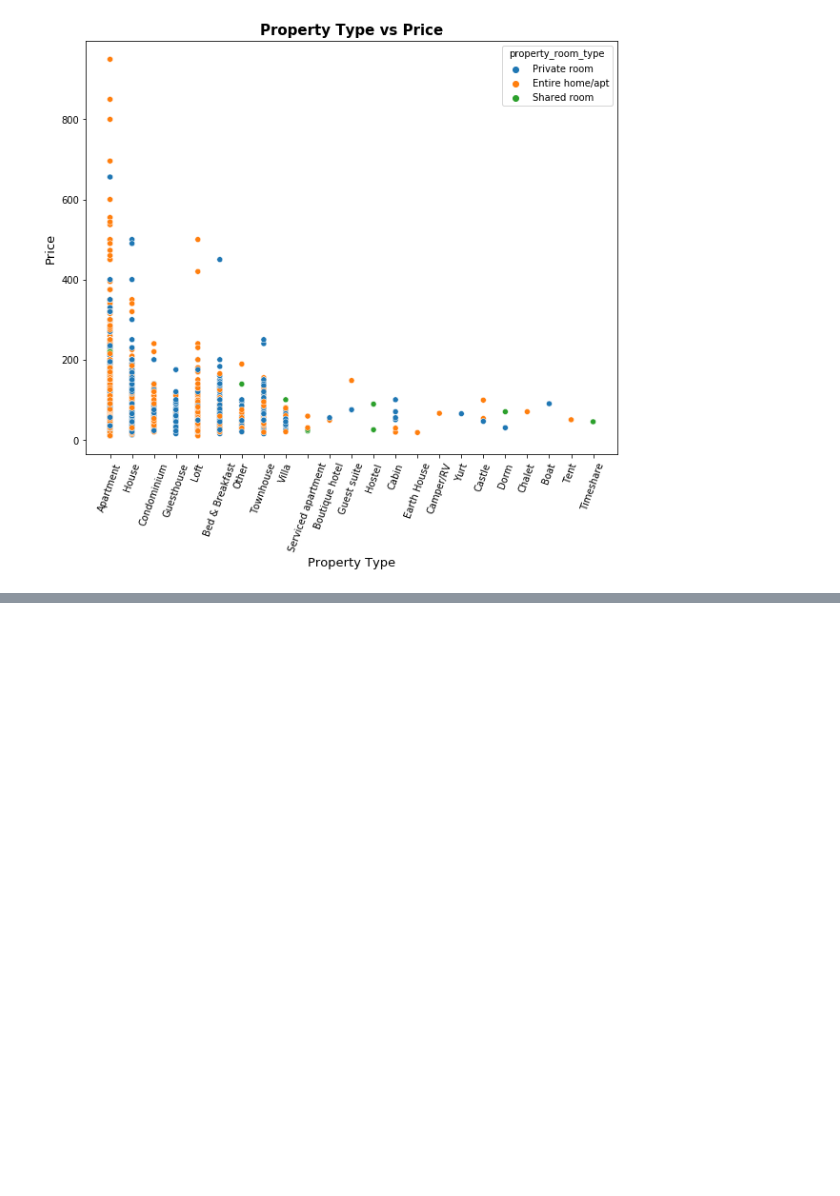
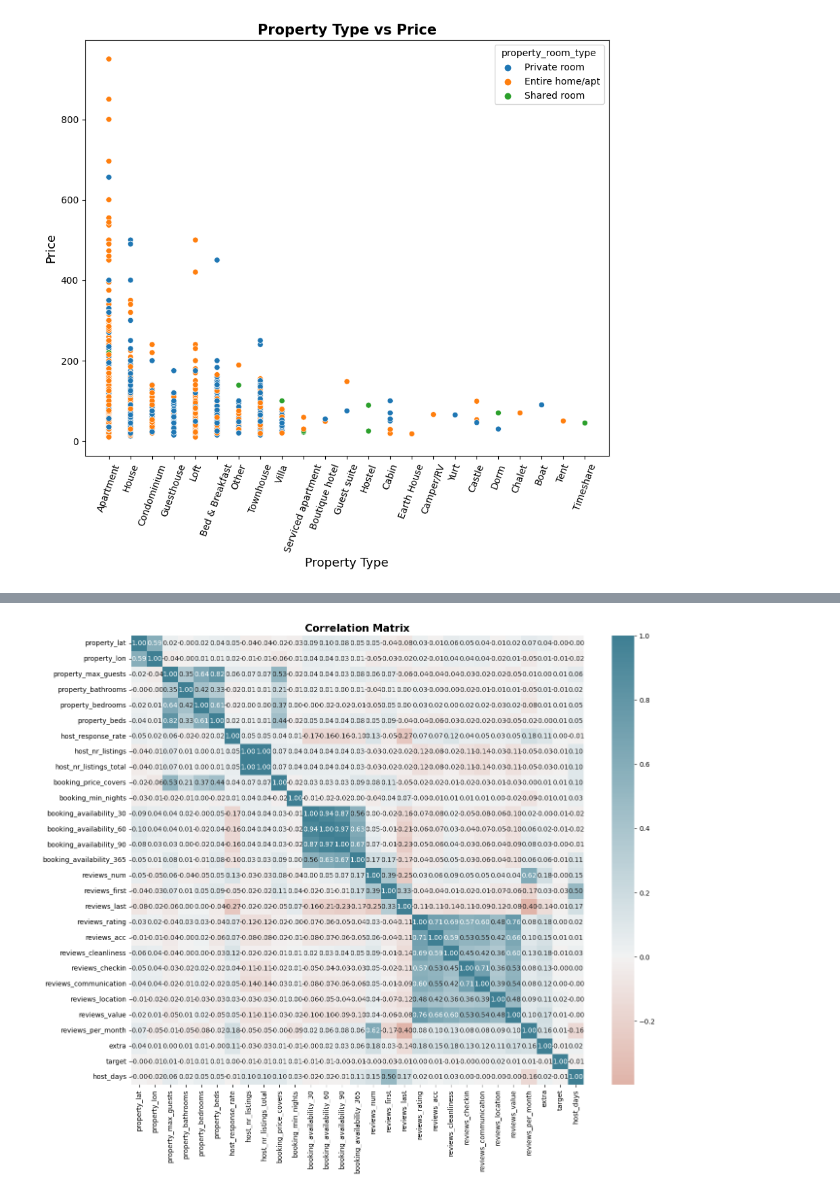
Before and after one commit to wentingjiang2022/advanced_analytics_kul, a Jupyter notebook: assignment1/Assignment 1_Phuong.ipynb, the cells around one changed output, grey strips where cells are left out. Saved outputs shown, nothing was run; the diff lists cells and outputs as text; code cells hidden in the pictures; blank space fills up the shorter version.

Commit message:
Pearson correlation only on numeric variables.

```diff
--- a/assignment1/Assignment 1_Phuong.ipynb
+++ b/assignment1/Assignment 1_Phuong.ipynb
@@ -866,6 +883,8 @@ plt.show()
 # %%
 plt.figure(figsize=(15,12))
 palette = sns.diverging_palette(20, 220, n=256)
-corr=df.corr(method='pearson')
-sns.heatmap(corr, annot=True, fmt=".2f", cmap=palette, center= 0)plt.title("Correlation Matrix",size=15, weight='bold')
+df_dummies = df._get_numeric_data()
+corr=df_dummies.corr(method='pearson')
+sns.heatmap(corr, annot=True, fmt=".2f", cmap=palette, center= 0)
+plt.title("Correlation Matrix",size=15, weight='bold')
 # %% [output]
@@ -873,3 +892,4 @@ SyntaxError: invalid syntax (<ipython-input-66-b16adc719a9e>, line 4)
+[figure, added]
 # %%
 
 sns.set_palette("muted")
```
Also changed, not shown: parts of 20 cells of this notebook.
